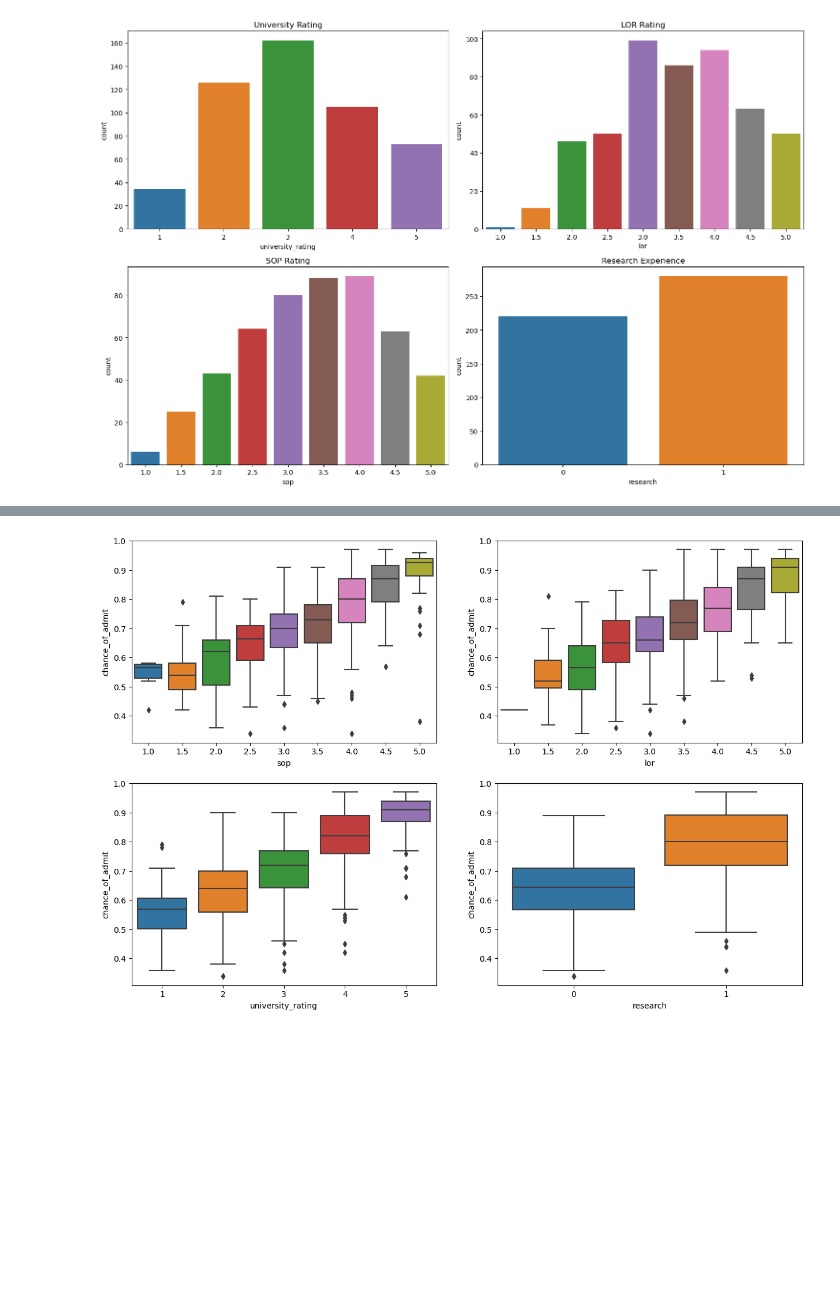
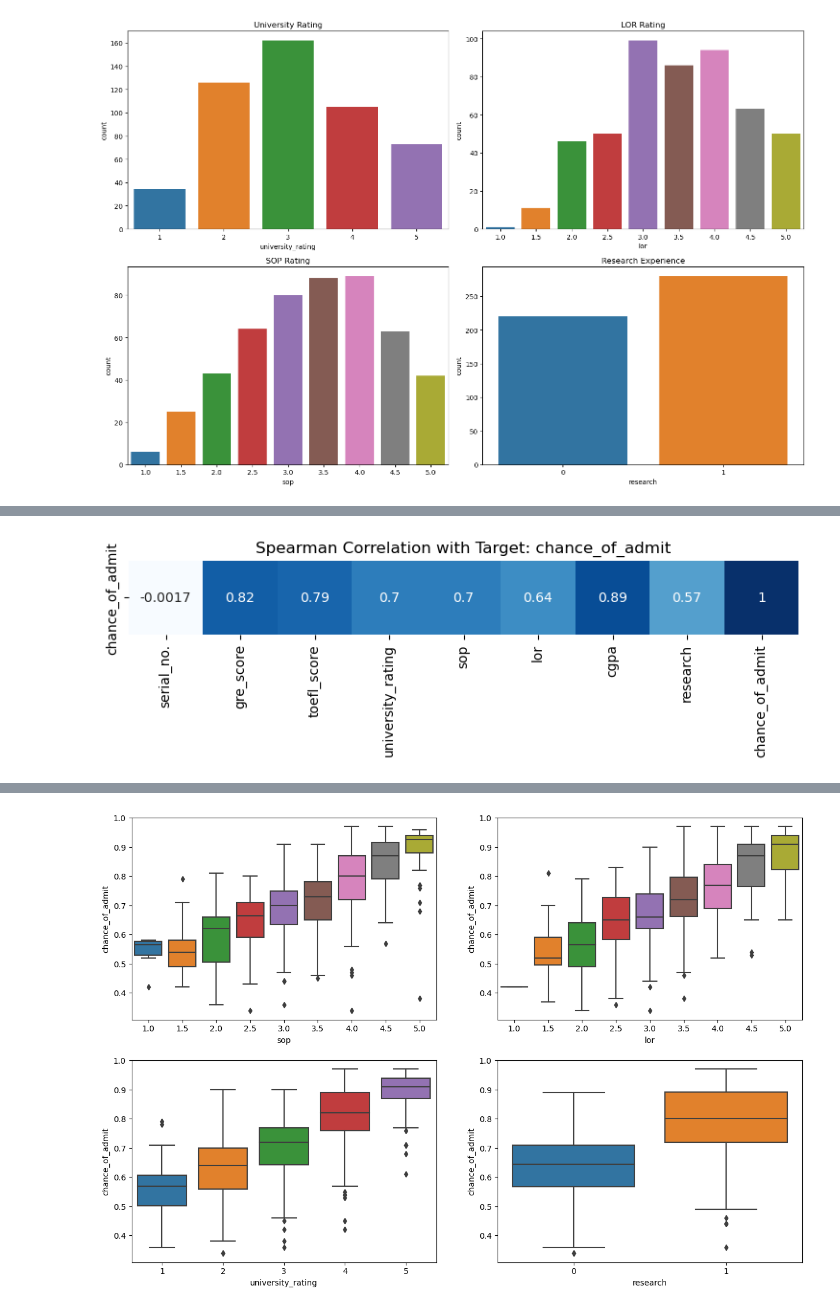
Before and after one commit to mayankjain281/ML_Supervised_Regression, a Jupyter notebook: Jamboree_Admission_Probability_Predictor/Jamboree_Admission_Probability_Predictor.ipynb, the cells around one changed output, grey strips where cells are left out. Cells and saved outputs as stored; diff of their text form; code cells hidden in the pictures; blank space fills up the shorter version.

```diff
--- a/Jamboree_Admission_Probability_Predictor/Jamboree_Admission_Probability_Predictor.ipynb
+++ b/Jamboree_Admission_Probability_Predictor/Jamboree_Admission_Probability_Predictor.ipynb
@@ -332,0 +255,9 @@ plt.show()
+# %%
+target_col = numeric_df.columns[-1]  # assuming the last column is the target
+corr_with_target = numeric_df.corr(method='spearman')[[target_col]].T  # Transpose to get features on x-axis
+plt.figure(figsize=(len(corr_with_target.columns) * 1, 1))
+sns.heatmap(corr_with_target, annot=True, cmap="Blues", cbar=False)
+plt.title(f"Spearman Correlation with Target: {target_col}")
+plt.show()
+# %% [output]
+[figure, added]
```
Also changed, not shown: parts of 131 cells of this notebook.
